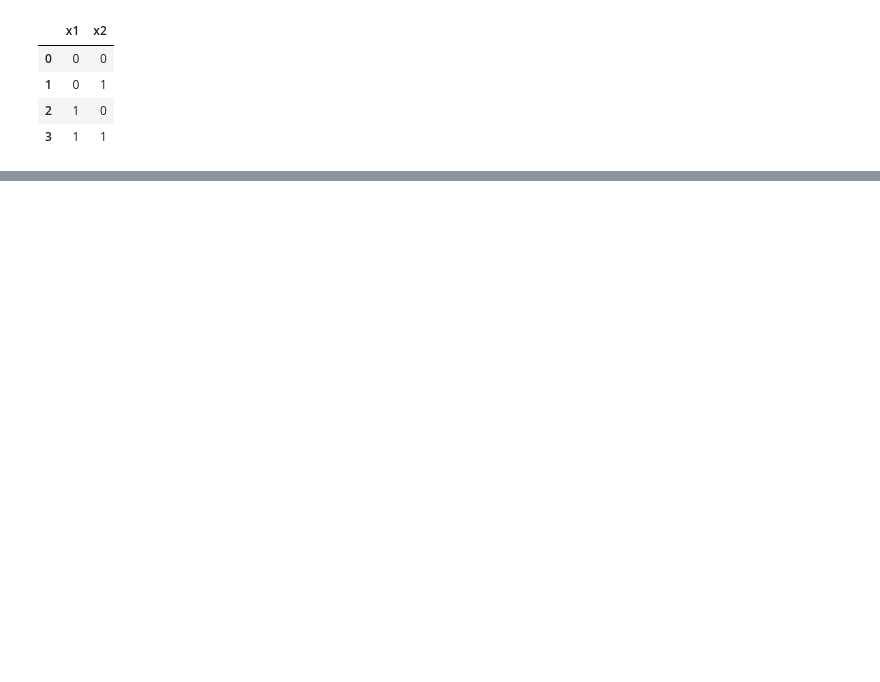
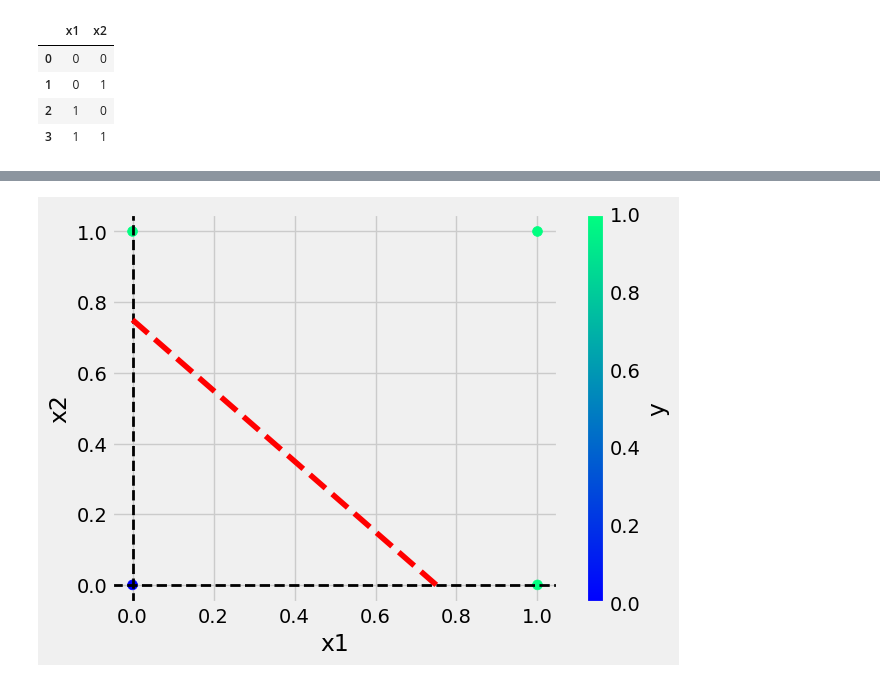
Before and after one commit to ArmanMahmud003/Perceptron, a Jupyter notebook: Perceptron.ipynb, the cells around one changed output, grey strips where cells are left out. Saved outputs shown, nothing was run; the diff lists cells and outputs as text; code cells hidden in the pictures; blank space fills up the shorter version.

```diff
--- a/Perceptron.ipynb
+++ b/Perceptron.ipynb
@@ -70,0 +99,7 @@ array([0, 1, 1, 1])
+# %%
+data = {"x1": [0,0,1,1], "x2": [0,1,0,1], "y": [0,1,1,1]}
+
+OR = pd.DataFrame(data)
+X = OR.drop("y", axis=1)
+y = OR['y']
+y.to_frame()
@@ -70,0 +183,7 @@ array([0, 1, 1, 1])
+# %%
+OR.plot(kind="scatter", x="x1", y="x2", c="y", s=50, cmap="winter")
+plt.axhline(y = 0, color ="black", linestyle ="--", linewidth=2)
+plt.axvline(x = 0, color ="black", linestyle ="--", linewidth=2)
+plt.plot(np.linspace(0,0.75), 0.75 - 1*np.linspace(0,0.75), 'r--');
+# %% [output]
+[figure, added]
```
Also changed, not shown: parts of 18 cells of this notebook.
